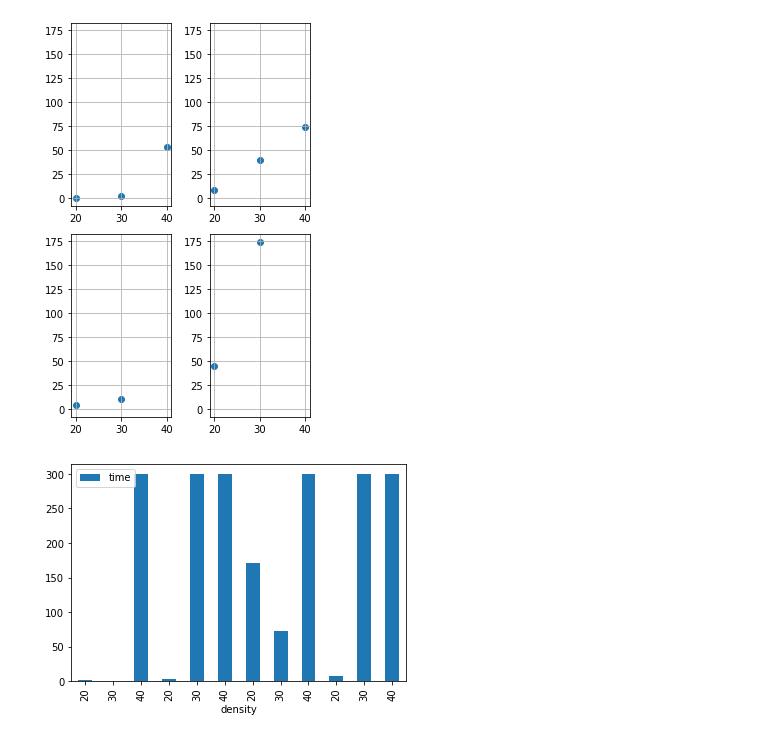
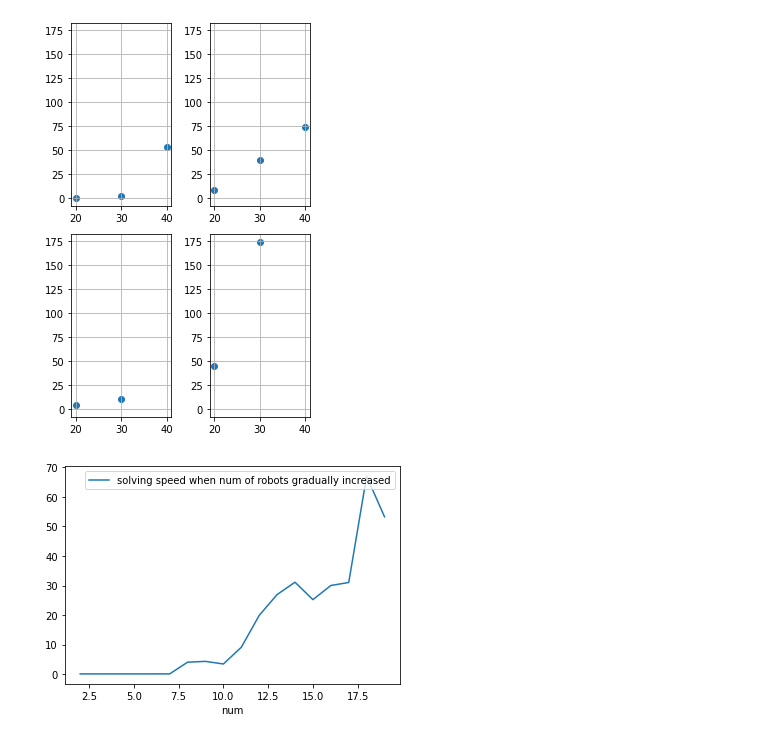
Before and after one commit to Philomena892/AndreevMoek, a Jupyter notebook: CBS/dataAnalysis.ipynb, the cells around one changed output. Saved outputs shown, nothing was run; the diff lists cells and outputs as text; code cells hidden in the pictures.

```diff
--- a/CBS/dataAnalysis.ipynb
+++ b/CBS/dataAnalysis.ipynb
@@ -136,11 +169,13 @@ ax4.grid()
 plt.show()
 # %% [output]
 [figure]
-# %%
-df1.plot(kind="bar",x="density",y="time")
-plt.show()
-# %% [output]
-[figure, removed]
+# %%
+# plotting the data from incrementally increasing num of robots
+
+dfng.plot(x="num", y="time", label="solving speed when num of robots gradually increased")
+plt.show()
+# %% [output]
+[figure, added]
 # %%
 ideas:
     dreidimensionale Grafik (size - density - time)
```
Also changed, not shown: parts of 3 cells of this notebook.
